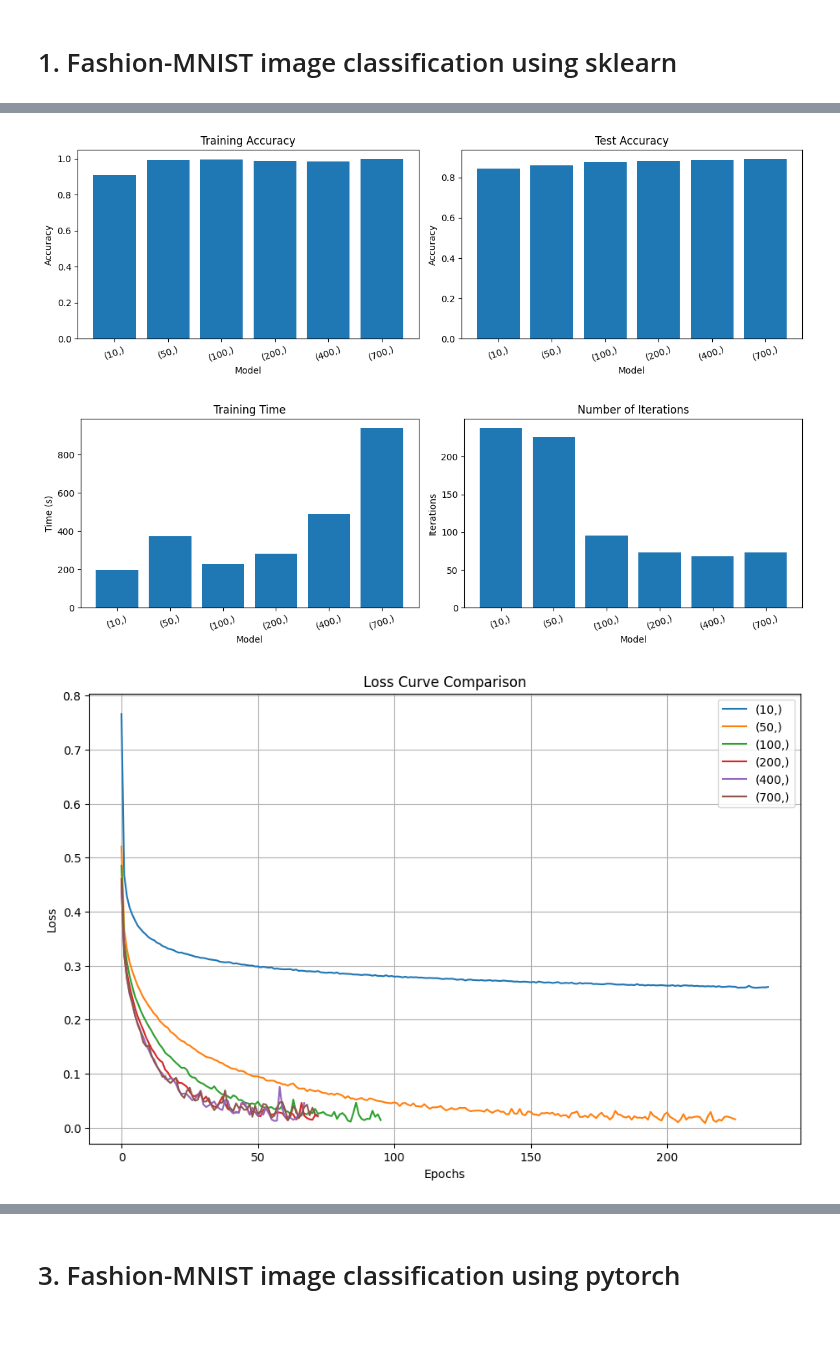
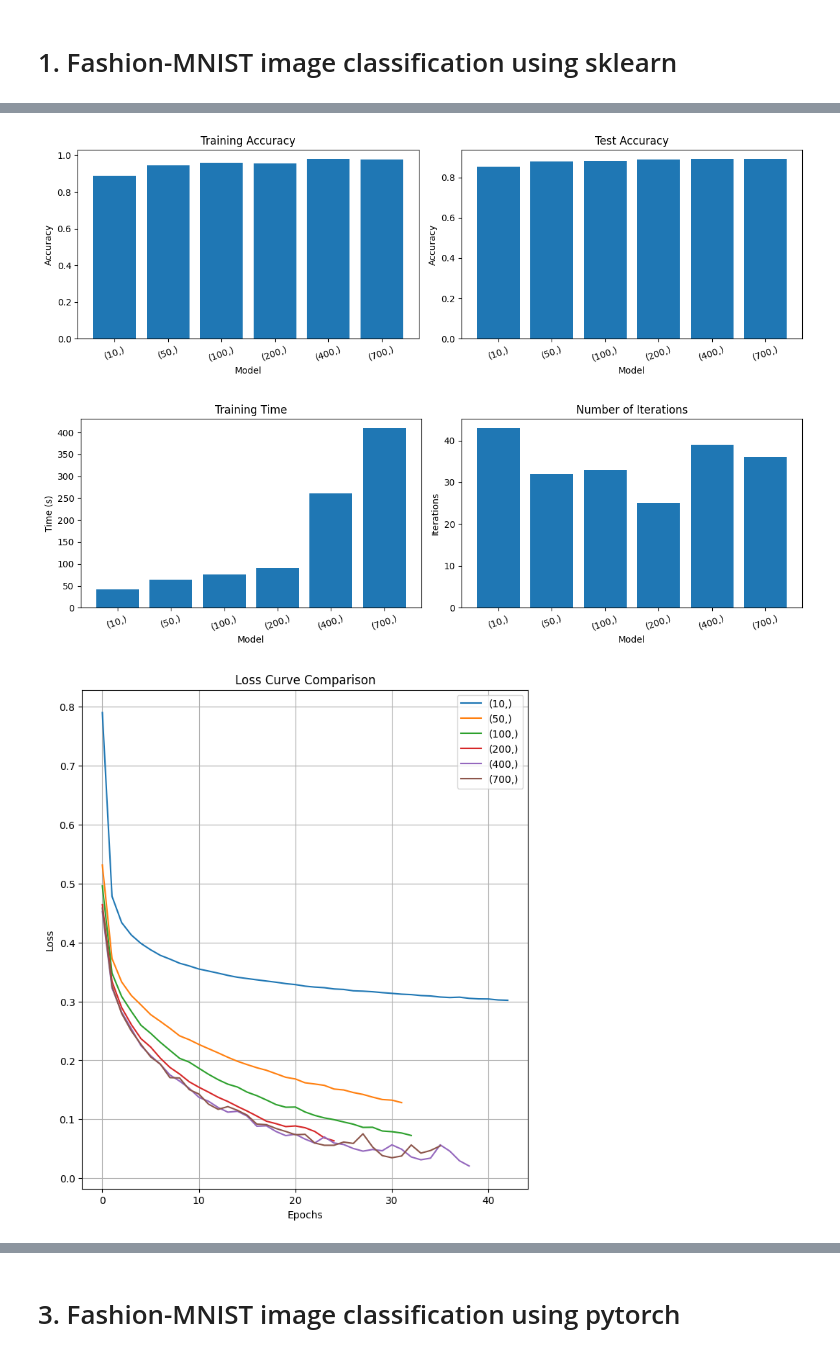
Before and after one commit to yiheng870106/Mathematics-of-Data-Science-Project-3-yiheng, a Jupyter notebook: project3.ipynb, the cells around one changed output, grey strips where cells are left out. Saved outputs shown, nothing was run; the diff lists cells and outputs as text; code cells hidden in the pictures; blank space fills up the shorter version.

```diff
--- a/project3.ipynb
+++ b/project3.ipynb
@@ -27,19 +36,3 @@ from sklearn.metrics import accuracy_score, classification_report, confusion_mat
 import timeit,time
 import matplotlib.pyplot as plt
 import pandas as pd
-# %%
-mlp = MLPClassifier(
-    hidden_layer_sizes=(50,),
-    activation='relu',
-    solver='adam',
-    learning_rate_init=0.001,
-    alpha=0.0001,
-    max_iter=300,
-    # early_stopping=True,
-    # n_iter_no_change=10,
-    random_state=1
-)
-start = time.time()
-mlp.fit(X_train,y_train)
-end = time.time()
-print("Training time: ", end - start)
@@ -53,6 +44,8 @@ mlp = MLPClassifier(
     solver='adam',
     learning_rate_init=0.001,
     alpha=0.0001,
+    early_stopping=True,
+    n_iter_no_change=10,
     max_iter=300,
     random_state=1
 )
@@ -120,6 +113,8 @@ for (name,hidden_neurons) in configs_hidden_neurons:
     solver='adam',
     learning_rate_init=0.001,
     alpha=0.0001,
+    early_stopping=True,
+    n_iter_no_change=10,
     max_iter=300,
     random_state=1
   )
@@ -175,7 +170,7 @@ plt.tight_layout()
 plt.show()
 print('\n')
 
-plt.figure(figsize=(11, 7))
+plt.figure(figsize=(8, 9))
 for (name, loss_curve) in loss_curves.items():
     plt.plot(loss_curve, label=name)
 plt.title("Loss Curve Comparison")
@@ -195,6 +190,6 @@ plt.show()
-[figure, old version]
+[figure, new version]
-[figure, old version]
+[figure, new version]
-[figure, old version]
+[figure, new version]
 # %%
 # the number of hidden layers and neurons
 
```
Also changed, not shown: parts of 10 cells of this notebook.
